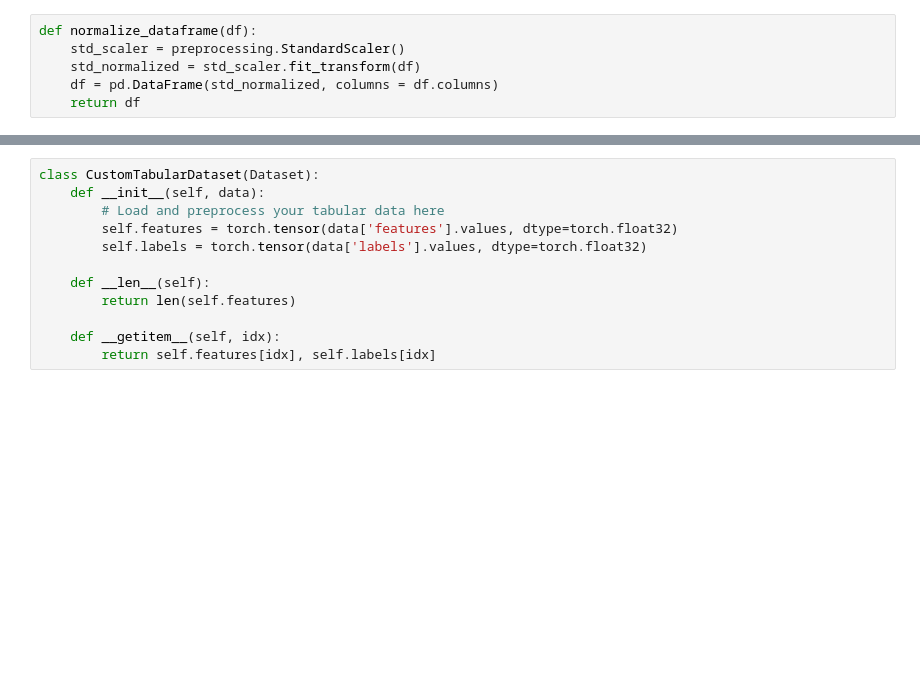
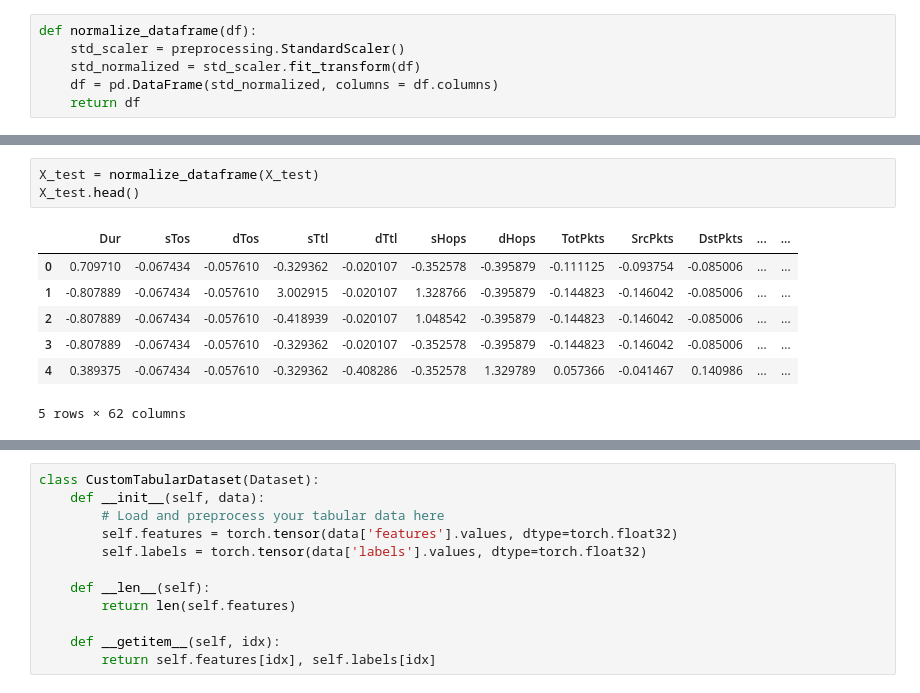
Before and after one commit to vigneshramesh1/network-intrusion-detection, a Jupyter notebook: model_implementation/autoencoders-pytorch.ipynb, the cells around one changed output, grey strips where cells are left out. Saved outputs shown, nothing was run; the diff lists cells and outputs as text; blank space fills up the shorter version.

```diff
--- a/model_implementation/autoencoders-pytorch.ipynb
+++ b/model_implementation/autoencoders-pytorch.ipynb
@@ -256,0 +345,11 @@ X_train.head()
+# %%
+X_test = normalize_dataframe(X_test)
+X_test.head()
+# %% [output]
+|  | Dur | sTos | dTos | sTtl | dTtl | sHops | dHops | TotPkts | SrcPkts | DstPkts | ... | ... |
+| 0 | 0.709710 | -0.067434 | -0.057610 | -0.329362 | -0.020107 | -0.352578 | -0.395879 | -0.111125 | -0.093754 | -0.085006 | ... | ... |
+| 1 | -0.807889 | -0.067434 | -0.057610 | 3.002915 | -0.020107 | 1.328766 | -0.395879 | -0.144823 | -0.146042 | -0.085006 | ... | ... |
+| 2 | -0.807889 | -0.067434 | -0.057610 | -0.418939 | -0.020107 | 1.048542 | -0.395879 | -0.144823 | -0.146042 | -0.085006 | ... | ... |
+| 3 | -0.807889 | -0.067434 | -0.057610 | -0.329362 | -0.020107 | -0.352578 | -0.395879 | -0.144823 | -0.146042 | -0.085006 | ... | ... |
+| 4 | 0.389375 | -0.067434 | -0.057610 | -0.329362 | -0.408286 | -0.352578 | 1.329789 | 0.057366 | -0.041467 | 0.140986 | ... | ... |
+5 rows × 62 columns
```
Also changed, not shown: parts of 39 cells of this notebook.
